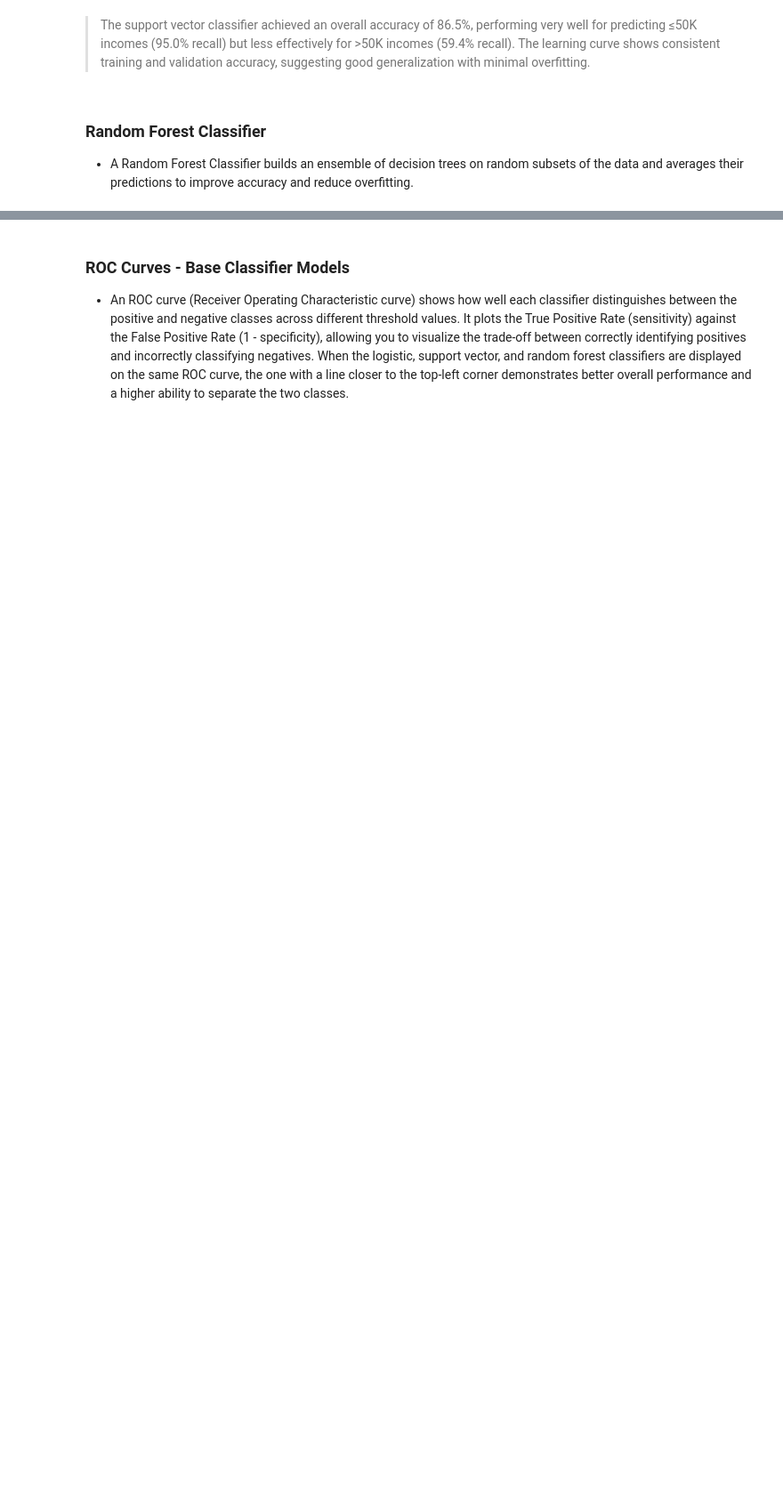
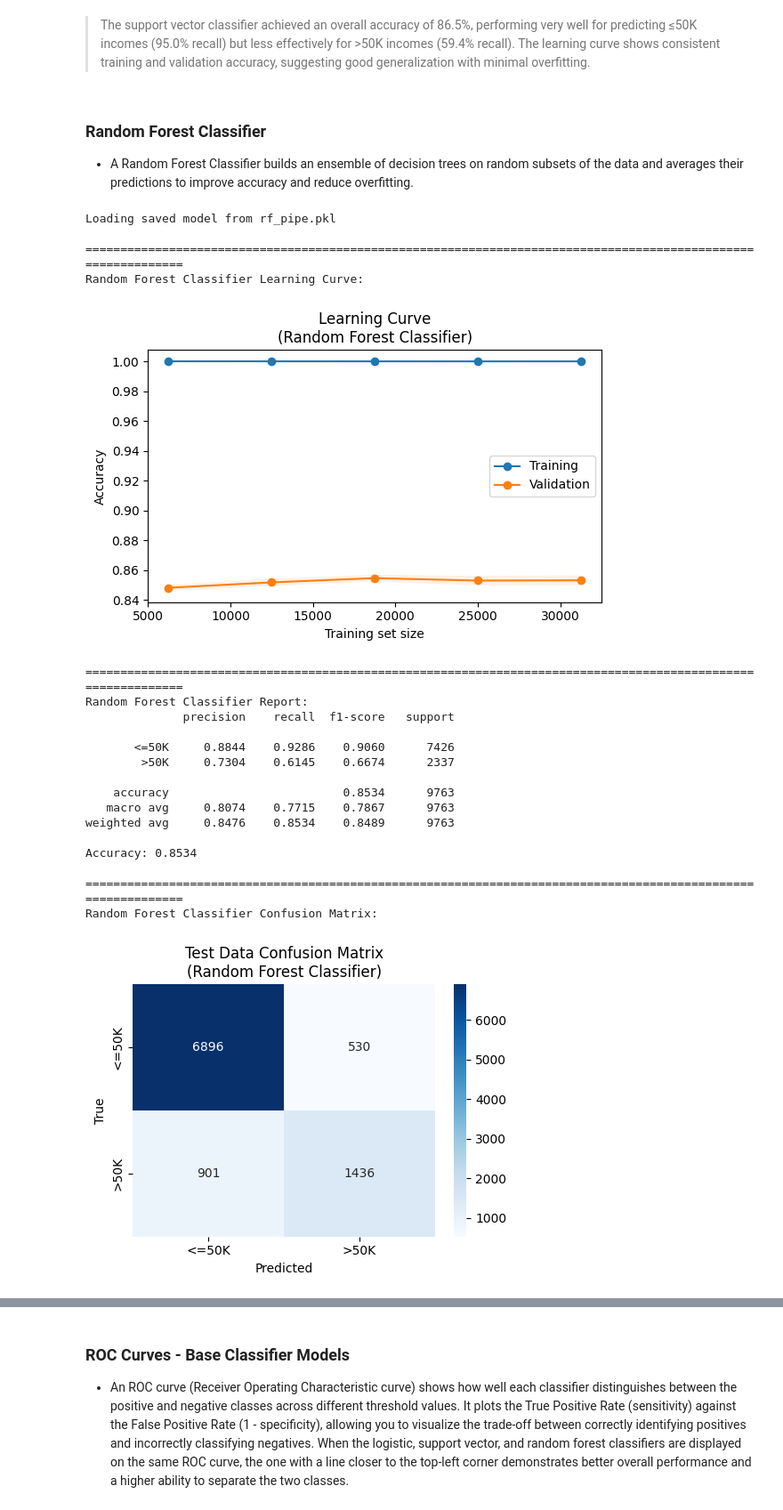
Before and after one commit to ryan-bulger/5509-Final-Project, a Jupyter notebook: 5509_income_modeling.ipynb, the cells around one changed output, grey strips where cells are left out. Shown at 89% size. Cells and saved outputs as stored; diff of their text form; code cells hidden in the pictures; blank space fills up the shorter version.

```diff
--- a/5509_income_modeling.ipynb
+++ b/5509_income_modeling.ipynb
@@ -287,14 +350,36 @@ svc_accuracy = create_classification_output(svc_pipe, 'Support Vector Classifier
 - A Random Forest Classifier builds an ensemble of decision trees on random subsets of the data and averages their predictions to improve accuracy and reduce overfitting.
 # %%
 # Create random forest classifier pipeline instance
-rf_pipe = Pipeline(steps=[
+rf_pipe = SkPipeline(steps=[
     ('preprocessor', preprocessor_transformer),
     ('classifier', RandomForestClassifier(n_estimators=200, random_state=42))
 ])
 
 # Fit model
-rf_pipe.fit(X_train, y_train)
+rf_pipe = fit_model(rf_pipe, X_train, y_train, 'rf_pipe.pkl')
 
 # Create classification output
 rf_accuracy = create_classification_output(rf_pipe, 'Random Forest Classifier')
+# %% [output]
+Loading saved model from rf_pipe.pkl
+
+==============================================================================================================
+Random Forest Classifier Learning Curve:
+[figure, added]
+==============================================================================================================
+Random Forest Classifier Report:
+              precision    recall  f1-score   support
+
+       <=50K     0.8844    0.9286    0.9060      7426
+        >50K     0.7304    0.6145    0.6674      2337
+
+    accuracy                         0.8534      9763
+   macro avg     0.8074    0.7715    0.7867      9763
+weighted avg     0.8476    0.8534    0.8489      9763
+
+Accuracy: 0.8534
+
+==============================================================================================================
+Random Forest Classifier Confusion Matrix:
+[figure, added]
 # %% [markdown]
```
Also changed, not shown: parts of 46 cells of this notebook, 2 other files.
